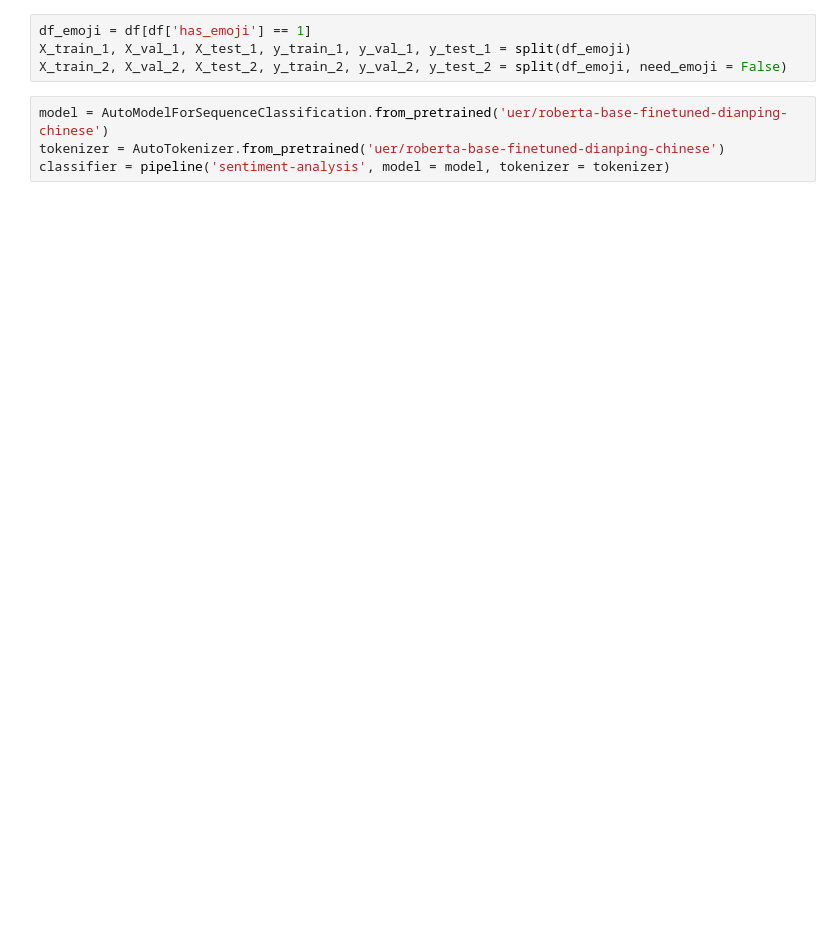
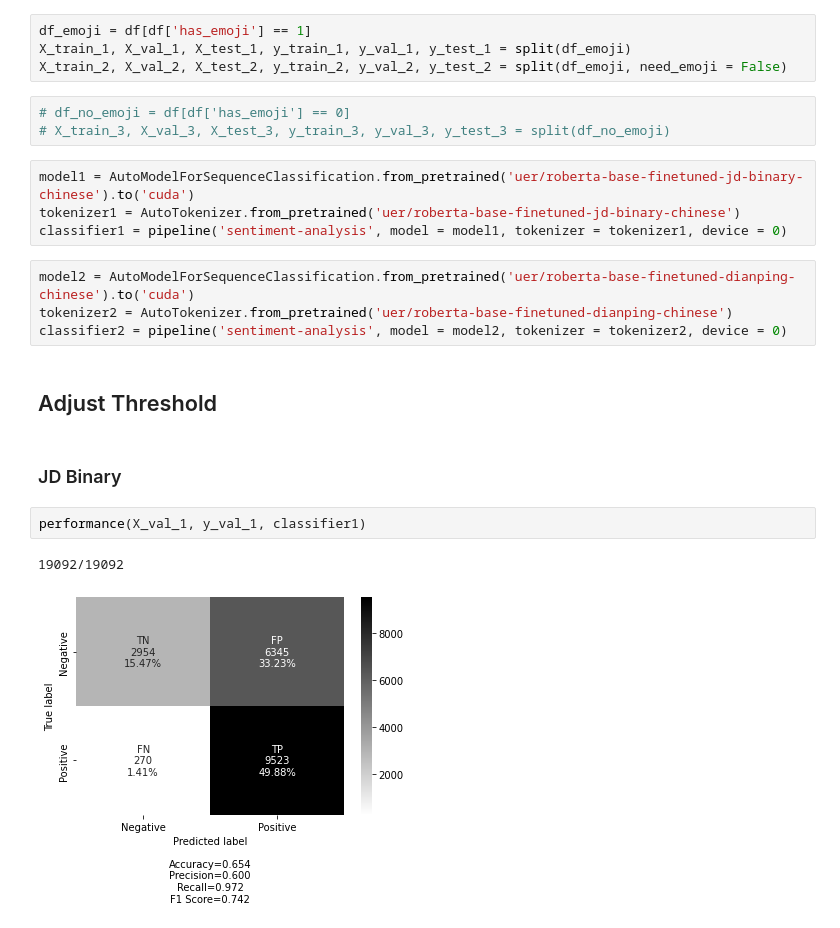
Before and after one commit to DS-GA-1012-Final-Project-Group-12/Emoji-Based-Chinese-Sentiment-Analysis, a Jupyter notebook: Model_Performance.ipynb, the cells around one changed output. Drawn from its saved outputs; the diff is of its cells as text; blank space fills up the shorter version.

```diff
--- a/Model_Performance.ipynb
+++ b/Model_Performance.ipynb
@@ -47,7 +85,23 @@ df.head()
 df_emoji = df[df['has_emoji'] == 1]
 X_train_1, X_val_1, X_test_1, y_train_1, y_val_1, y_test_1 = split(df_emoji)
 X_train_2, X_val_2, X_test_2, y_train_2, y_val_2, y_test_2 = split(df_emoji, need_emoji = False)
+# %%
+# df_no_emoji = df[df['has_emoji'] == 0]
+# X_train_3, X_val_3, X_test_3, y_train_3, y_val_3, y_test_3 = split(df_no_emoji)
+# %%
+model1 = AutoModelForSequenceClassification.from_pretrained('uer/roberta-base-finetuned-jd-binary-chinese').to('cuda')
+tokenizer1 = AutoTokenizer.from_pretrained('uer/roberta-base-finetuned-jd-binary-chinese')
+classifier1 = pipeline('sentiment-analysis', model = model1, tokenizer = tokenizer1, device = 0)
 # %%
-model = AutoModelForSequenceClassification.from_pretrained('uer/roberta-base-finetuned-dianping-chinese')
-tokenizer = AutoTokenizer.from_pretrained('uer/roberta-base-finetuned-dianping-chinese')
-classifier = pipeline('sentiment-analysis', model = model, tokenizer = tokenizer)
+model2 = AutoModelForSequenceClassification.from_pretrained('uer/roberta-base-finetuned-dianping-chinese').to('cuda')
+tokenizer2 = AutoTokenizer.from_pretrained('uer/roberta-base-finetuned-dianping-chinese')
+classifier2 = pipeline('sentiment-analysis', model = model2, tokenizer = tokenizer2, device = 0)
+# %% [markdown]
+## Adjust Threshold
+# %% [markdown]
+### JD Binary
+# %%
+performance(X_val_1, y_val_1, classifier1)
+# %% [output]
+19092/19092
+[figure, added]
```
Also changed, not shown: parts of 19 cells of this notebook.
